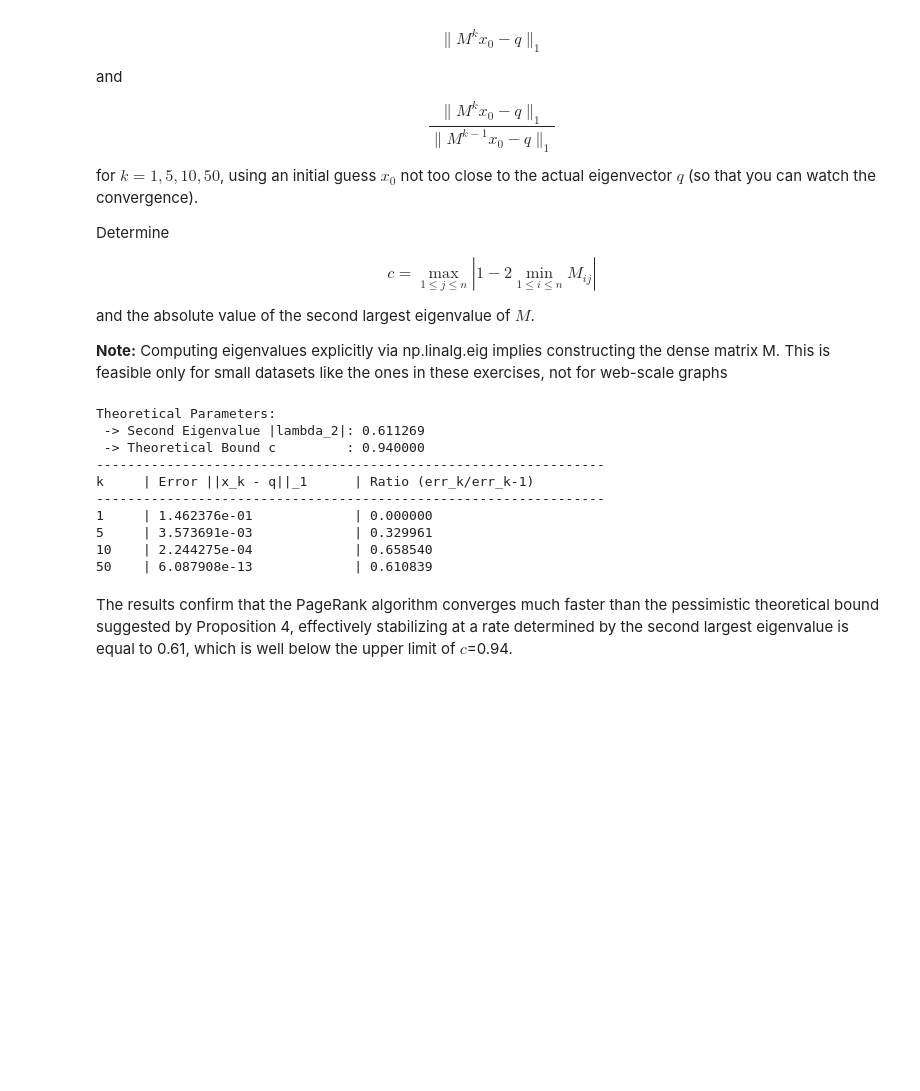
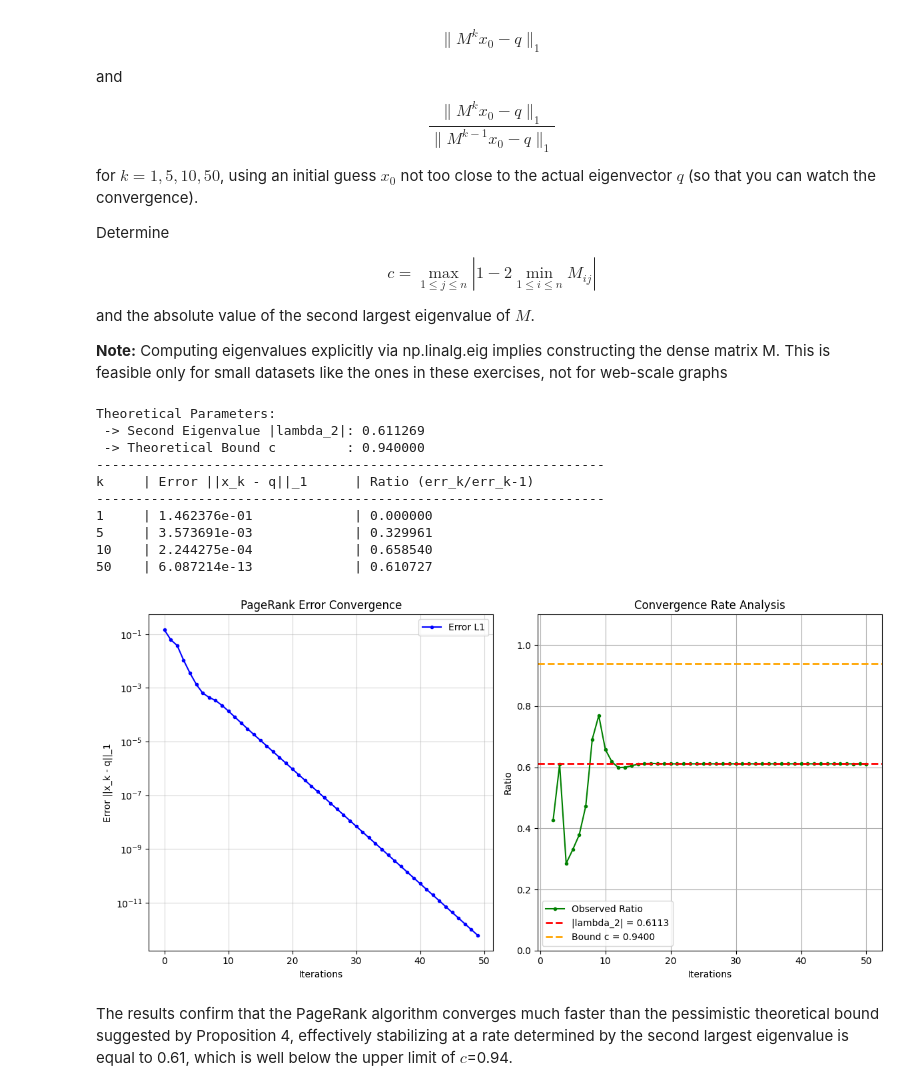
Before and after one commit to gioindia/Homework_1, a Jupyter notebook: Homework3.ipynb, the cells around one changed output. Cells and saved outputs as stored; diff of their text form; code cells hidden in the pictures; blank space fills up the shorter version.

```diff
--- a/Homework3.ipynb
+++ b/Homework3.ipynb
@@ -567,7 +583,8 @@ errors = []
 ratios = []
 prev_error = None
 
-print(f"{'k':<5} | {'Error ||x_k - q||_1':<22}   | {'Ratio (err_k/err_k-1)':<22}")
+print(f"{'k':<5} | {'Error ||x_k - q||_1':<22}   ", end="")
+print(f"| {'Ratio (err_k/err_k-1)':<22}")
 print("-" * 65)
 
 for k in range(1, 51):
@@ -596,36 +613,39 @@ plt.figure(figsize=(12, 6))
 plt.subplot(1, 2, 1)
 plt.semilogy(errors, 'b.-', label='Error L1')
 plt.title('PageRank Error Convergence')
 plt.xlabel('Iterations')
 plt.ylabel('Error ||x_k - q||_1')
 plt.grid(True, which="both", ls="-", alpha=0.5)
 plt.legend()
 
 plt.subplot(1, 2, 2)
 plt.plot(range(2, 51), ratios[1:], 'g.-', label='Observed Ratio')
-plt.axhline(y=lambda_2, color='r', linestyle='--', linewidth=2, label=f'|lambda_2| = {lambda_2:.4f}')
-plt.axhline(y=c_bound, color='orange', linestyle='--', linewidth=2, label=f'Bound c = {c_bound:.4f}')
+plt.axhline(y=lambda_2, color='r', linestyle='--',
+            linewidth=2, label=f'|lambda_2| = {lambda_2:.4f}')
+plt.axhline(y=c_bound, color='orange', linestyle='--',
+            linewidth=2, label=f'Bound c = {c_bound:.4f}')
 
 plt.title('Convergence Rate Analysis')
 plt.xlabel('Iterations')
 plt.ylabel('Ratio')
 plt.ylim(0.0, 1.1)
 plt.legend()
 plt.grid(True)
 
 plt.tight_layout()
 plt.show()
 # %% [output]
 Theoretical Parameters:
  -> Second Eigenvalue |lambda_2|: 0.611269
  -> Theoretical Bound c         : 0.940000
 -----------------------------------------------------------------
 k     | Error ||x_k - q||_1      | Ratio (err_k/err_k-1)
 -----------------------------------------------------------------
 1     | 1.462376e-01             | 0.000000
 5     | 3.573691e-03             | 0.329961
 10    | 2.244275e-04             | 0.658540
-50    | 6.087908e-13             | 0.610839
+50    | 6.087214e-13             | 0.610727
+[figure, added]
 # %% [markdown]
 The results confirm that the PageRank algorithm converges much faster than the pessimistic theoretical bound suggested by Proposition 4, effectively stabilizing at a rate determined by the second largest eigenvalue is equal to 0.61, which is well below the upper limit of $c$=0.94.
 # %% [markdown]
```
Also changed, not shown: parts of 6 cells of this notebook, 2 other files.
